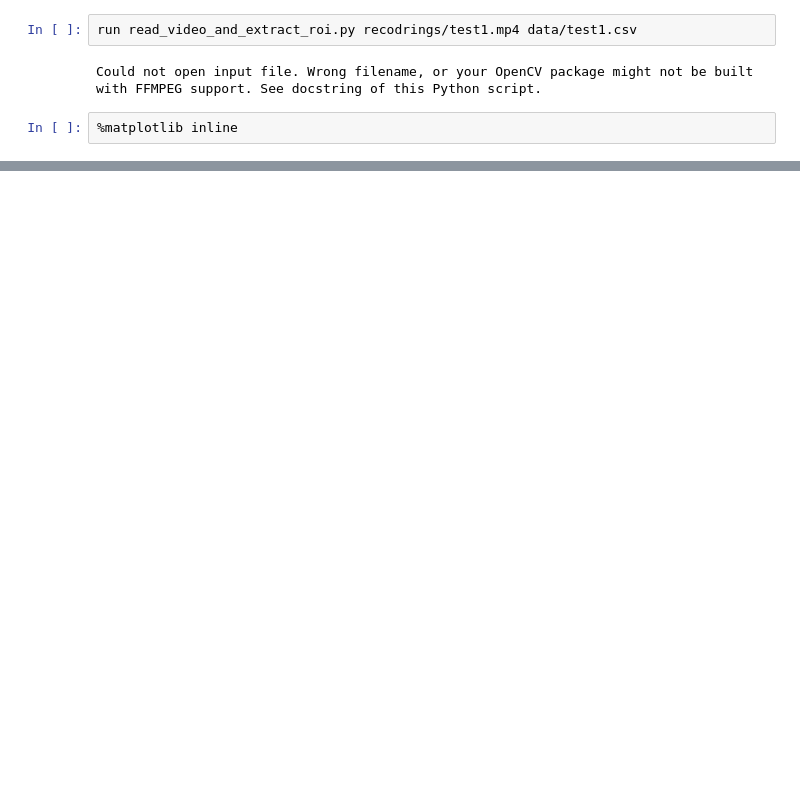
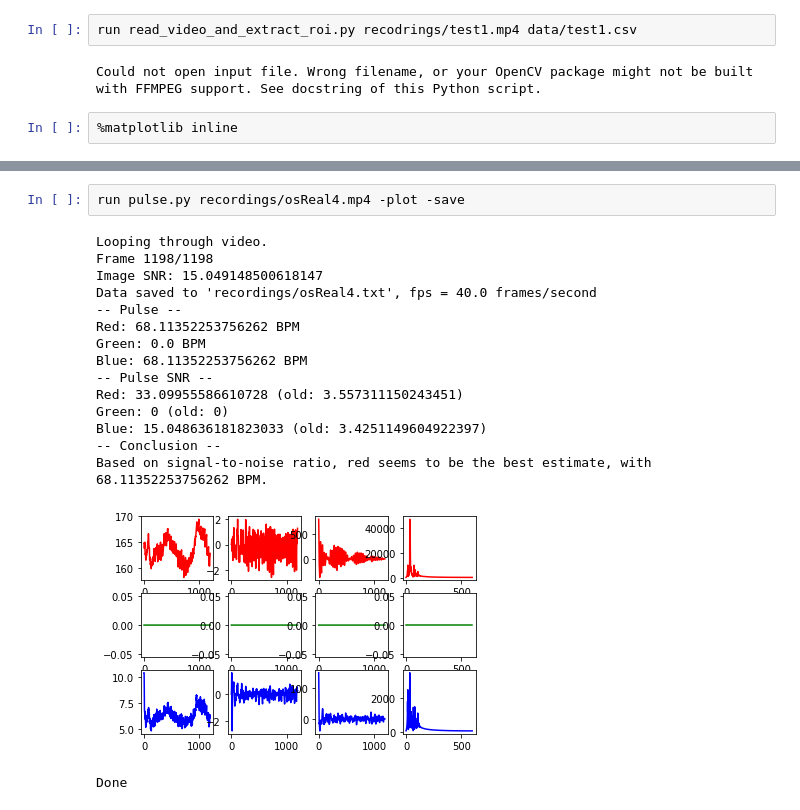
Before and after one commit to stemnic/TTT4280-Labs, a Jupyter notebook: lab4/videoProcessing.ipynb, the cells around one changed output, grey strips where cells are left out. Cells and saved outputs as stored; diff of their text form; blank space fills up the shorter version.

```diff
--- a/lab4/videoProcessing.ipynb
+++ b/lab4/videoProcessing.ipynb
@@ -33,0 +73,19 @@ Done
+# %%
+run pulse.py recordings/osReal4.mp4 -plot -save
+# %% [output]
+Looping through video.
+Frame 1198/1198
+Image SNR: 15.049148500618147
+Data saved to 'recordings/osReal4.txt', fps = 40.0 frames/second
+-- Pulse --
+Red: 68.11352253756262 BPM
+Green: 0.0 BPM
+Blue: 68.11352253756262 BPM
+-- Pulse SNR --
+Red: 33.09955586610728 (old: 3.557311150243451)
+Green: 0 (old: 0)
+Blue: 15.048636181823033 (old: 3.4251149604922397)
+-- Conclusion --
+Based on signal-to-noise ratio, red seems to be the best estimate, with 68.11352253756262 BPM.
+[figure, added]
+Done
```
Also changed, not shown: parts of 10 cells of this notebook, 1 other file.
